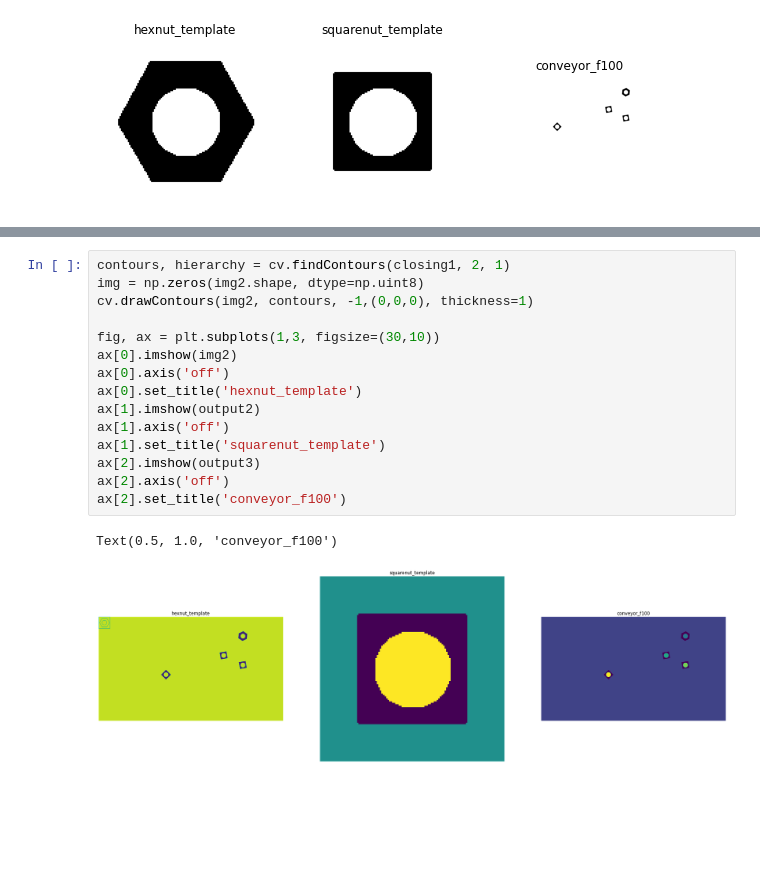
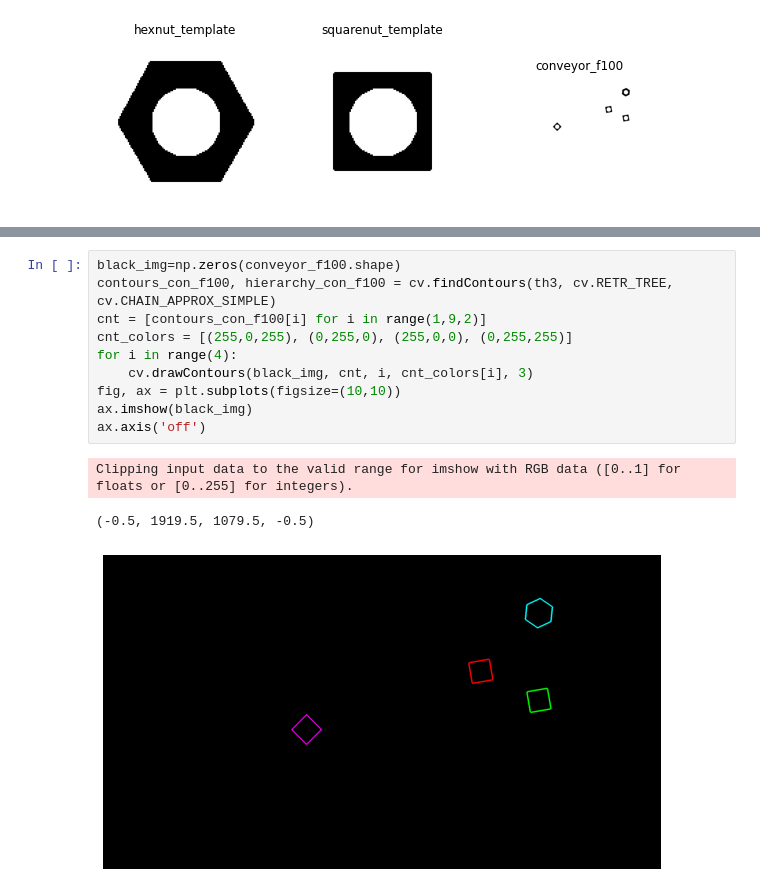
Before and after one commit to RaviduHM99/EN2550-Fundamentals-of-Image-Processing-and-Machine-Vision, a Jupyter notebook: Assignments/Assignment 3/Assignment_03.ipynb, the cells around one changed output, grey strips where cells are left out. Saved outputs shown, nothing was run; the diff lists cells and outputs as text; blank space fills up the shorter version.

```diff
--- a/Assignments/Assignment 3/Assignment_03.ipynb
+++ b/Assignments/Assignment 3/Assignment_03.ipynb
@@ -125,21 +130,17 @@ Text(0.5, 1.0, 'conveyor_f100')
-# %%
-contours, hierarchy = cv.findContours(closing1, 2, 1)
-img = np.zeros(img2.shape, dtype=np.uint8)
-cv.drawContours(img2, contours, -1,(0,0,0), thickness=1)
-
-fig, ax = plt.subplots(1,3, figsize=(30,10))
-ax[0].imshow(img2)
-ax[0].axis('off')
-ax[0].set_title('hexnut_template')
-ax[1].imshow(output2)
-ax[1].axis('off')
-ax[1].set_title('squarenut_template')
-ax[2].imshow(output3)
-ax[2].axis('off')
-ax[2].set_title('conveyor_f100')
-# %% [output]
-Text(0.5, 1.0, 'conveyor_f100')
-[figure, removed]
+# %%
+black_img=np.zeros(conveyor_f100.shape)
+contours_con_f100, hierarchy_con_f100 = cv.findContours(th3, cv.RETR_TREE, cv.CHAIN_APPROX_SIMPLE)
+cnt = [contours_con_f100[i] for i in range(1,9,2)]
+cnt_colors = [(255,0,255), (0,255,0), (255,0,0), (0,255,255)]
+for i in range(4):
+    cv.drawContours(black_img, cnt, i, cnt_colors[i], 3)
+fig, ax = plt.subplots(figsize=(10,10))
+ax.imshow(black_img)
+ax.axis('off')
+# %% [output]
+Clipping input data to the valid range for imshow with RGB data ([0..1] for floats or [0..255] for integers).
+(-0.5, 1919.5, 1079.5, -0.5)
+[figure, added]
 # %%
 cv.namedWindow('Conveyor', cv.WINDOW_NORMAL)
 cap = cv.VideoCapture('conveyor.mp4')
```
Also changed, not shown: parts of 8 cells of this notebook, 4 other files.
